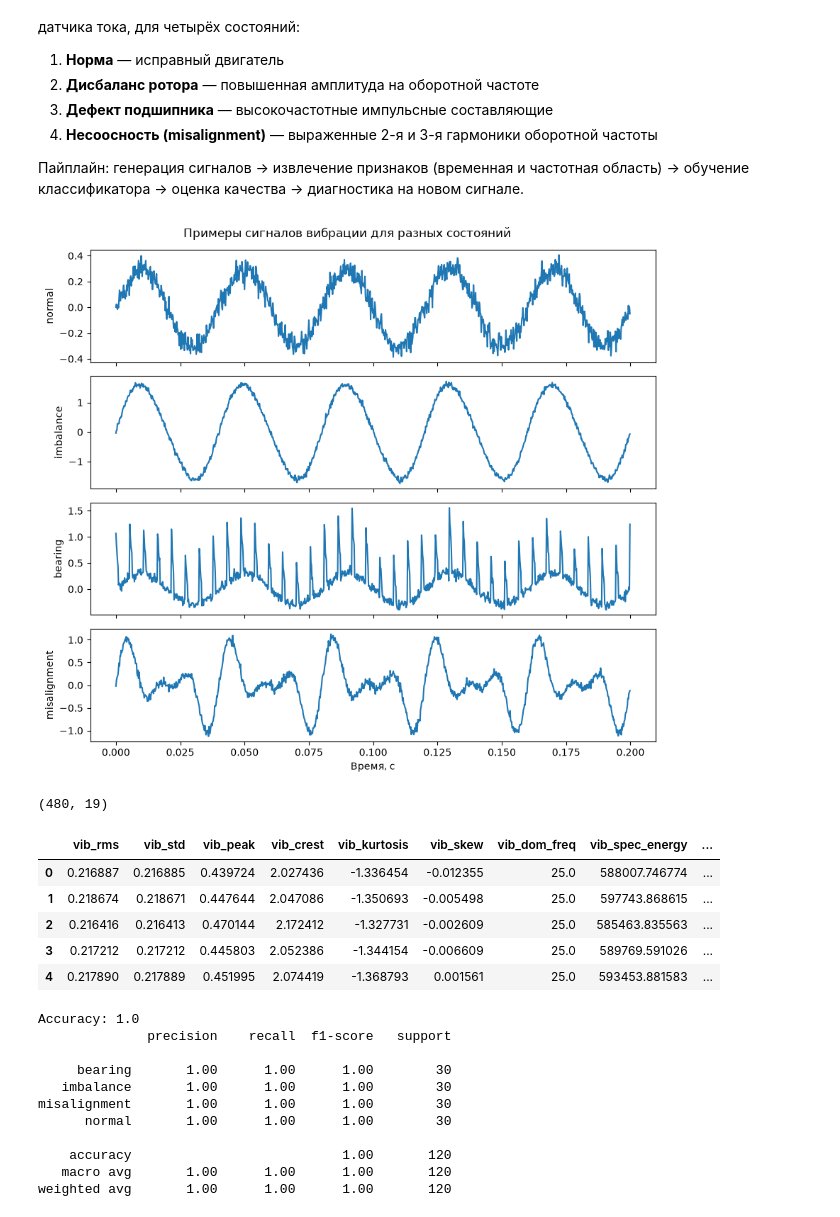
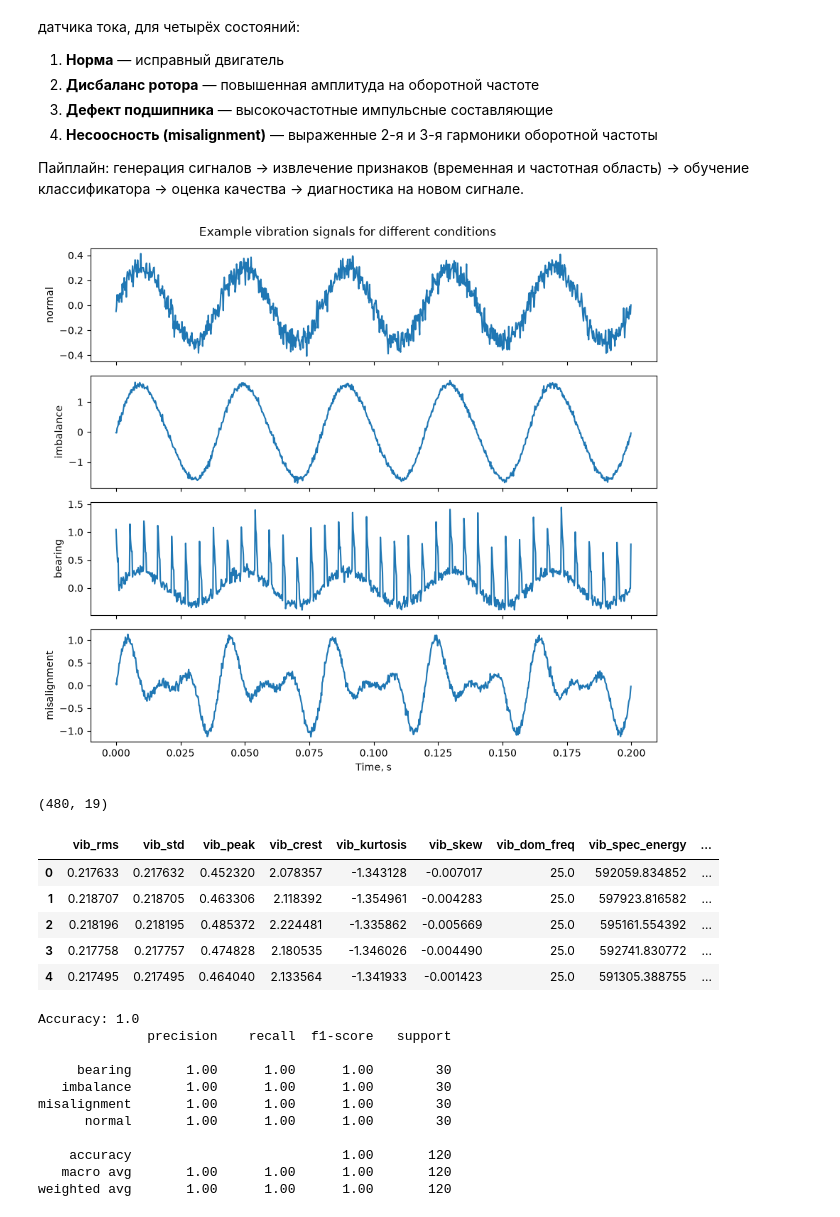
Before and after one commit to sdavidkh/test, a Jupyter notebook: measurement_systems_homework/fault_diagnostics.ipynb, the cells around one changed output. Cells and saved outputs as stored; diff of their text form; code cells hidden in the pictures.

```diff
--- a/measurement_systems_homework/fault_diagnostics.ipynb
+++ b/measurement_systems_homework/fault_diagnostics.ipynb
@@ -30,15 +30,16 @@ from sklearn.ensemble import RandomForestClassifier
 from sklearn.preprocessing import StandardScaler
 from sklearn.metrics import classification_report, confusion_matrix, accuracy_score
 
-rng = np.random.default_rng(7)
+SEED = 123
+rng = np.random.default_rng(SEED)
 
-FS = 5000          # частота дискретизации, Гц
-DURATION = 1.0      # длительность сигнала, с
+FS = 5000          # sampling frequency, Hz
+DURATION = 1.0      # signal duration, s
 T = np.arange(0, DURATION, 1 / FS)
-F_ROT = 25.0         # оборотная частота двигателя, Гц (1500 об/мин)
+F_ROT = 25.0         # motor rotational frequency, Hz (1500 rpm)
 # %%
 def generate_signal(fault_type, rng):
-    """Генерирует пару сигналов (вибрация, ток) для заданного типа состояния."""
+    """Generate a pair of signals (vibration, current) for the given condition type."""
     noise_v = 0.05 * rng.standard_normal(len(T))
     noise_i = 0.03 * rng.standard_normal(len(T))
 
@@ -47,52 +48,52 @@ def generate_signal(fault_type, rng):
         cur = 1.0 * np.sin(2 * np.pi * 50 * T) + noise_i
 
     elif fault_type == 'imbalance':
-        # рост амплитуды на оборотной частоте
+        # amplitude increase at the rotational frequency
         amp = rng.uniform(1.2, 1.6)
         vib = amp * np.sin(2 * np.pi * F_ROT * T) + 0.1 * np.sin(2 * np.pi * 50 * T) + noise_v
         cur = 1.0 * np.sin(2 * np.pi * 50 * T) + 0.08 * np.sin(2 * np.pi * F_ROT * T) + noise_i
 
     elif fault_type == 'bearing':
-        # высокочастотные импульсы (удары) поверх базовой вибрации
+        # high-frequency impulses (impacts) on top of the baseline vibration
         vib = 0.3 * np.sin(2 * np.pi * F_ROT * T) + noise_v
-        impact_freq = 180.0  # частота дефекта подшипника, Гц
+        impact_freq = 180.0  # bearing fault frequency, Hz
         impacts = np.zeros(len(T))
         period_samples = int(FS / impact_freq)
         for start in range(0, len(T), period_samples):
             width = 5
             end = min(start + width, len(T))
             impacts[start:end] += rng.uniform(0.8, 1.4)
         envelope = np.exp(-((np.arange(len(T)) % period_samples) / (period_samples * 0.15)))
         vib += 0.9 * impacts * envelope
         cur = 1.0 * np.sin(2 * np.pi * 50 * T) + noise_i
 
     elif fault_type == 'misalignment':
-        # выраженные 2-я и 3-я гармоники оборотной частоты
+        # pronounced 2nd and 3rd harmonics of the rotational frequency
         vib = (0.3 * np.sin(2 * np.pi * F_ROT * T)
                + 0.55 * np.sin(2 * np.pi * 2 * F_ROT * T)
                + 0.35 * np.sin(2 * np.pi * 3 * F_ROT * T)
                + noise_v)
         cur = 1.0 * np.sin(2 * np.pi * 50 * T) + 0.1 * np.sin(2 * np.pi * 2 * F_ROT * T) + noise_i
 
     else:
         raise ValueError(fault_type)
 
     return vib, cur
 
 
 fault_types = ['normal', 'imbalance', 'bearing', 'misalignment']
 
 fig, axes = plt.subplots(len(fault_types), 1, figsize=(9, 8), sharex=True)
 for ax, ft in zip(axes, fault_types):
     vib, _ = generate_signal(ft, rng)
     ax.plot(T[:1000], vib[:1000])
     ax.set_ylabel(ft)
-axes[-1].set_xlabel('Время, с')
-fig.suptitle('Примеры сигналов вибрации для разных состояний')
+axes[-1].set_xlabel('Time, s')
+fig.suptitle('Example vibration signals for different conditions')
 plt.tight_layout()
 plt.show()
 # %% [output]
-[figure, old version]
+[figure, new version]
 # %%
 def extract_features(vib, cur):
     feats = {}
@@ -109,7 +110,7 @@ def extract_features(vib, cur):
         feats[f'{name}_dom_freq'] = freqs[np.argmax(spectrum)]
         feats[f'{name}_spec_energy'] = np.sum(spectrum ** 2)
 
-        # энергия в полосе высоких частот (характерно для дефекта подшипника)
+        # high-frequency band energy (characteristic of bearing faults)
         hf_mask = freqs > 150
         feats[f'{name}_hf_energy_ratio'] = (
             np.sum(spectrum[hf_mask] ** 2) / (np.sum(spectrum ** 2) + 1e-9)
@@ -132,11 +133,11 @@ df.head()
 # %% [output]
 (480, 19)
 |  | vib_rms | vib_std | vib_peak | vib_crest | vib_kurtosis | vib_skew | vib_dom_freq | vib_spec_energy | ... |
-| 0 | 0.216887 | 0.216885 | 0.439724 | 2.027436 | -1.336454 | -0.012355 | 25.0 | 588007.746774 | ... |
-| 1 | 0.218674 | 0.218671 | 0.447644 | 2.047086 | -1.350693 | -0.005498 | 25.0 | 597743.868615 | ... |
-| 2 | 0.216416 | 0.216413 | 0.470144 | 2.172412 | -1.327731 | -0.002609 | 25.0 | 585463.835563 | ... |
-| 3 | 0.217212 | 0.217212 | 0.445803 | 2.052386 | -1.344154 | -0.006609 | 25.0 | 589769.591026 | ... |
-| 4 | 0.217890 | 0.217889 | 0.451995 | 2.074419 | -1.368793 | 0.001561 | 25.0 | 593453.881583 | ... |
+| 0 | 0.217633 | 0.217632 | 0.452320 | 2.078357 | -1.343128 | -0.007017 | 25.0 | 592059.834852 | ... |
+| 1 | 0.218707 | 0.218705 | 0.463306 | 2.118392 | -1.354961 | -0.004283 | 25.0 | 597923.816582 | ... |
+| 2 | 0.218196 | 0.218195 | 0.485372 | 2.224481 | -1.335862 | -0.005669 | 25.0 | 595161.554392 | ... |
+| 3 | 0.217758 | 0.217757 | 0.474828 | 2.180535 | -1.346026 | -0.004490 | 25.0 | 592741.830772 | ... |
+| 4 | 0.217495 | 0.217495 | 0.464040 | 2.133564 | -1.341933 | -0.001423 | 25.0 | 591305.388755 | ... |
 # %%
 X = df.drop(columns=['label'])
 y = df['label']
```
Also changed, not shown: parts of 4 cells of this notebook, 2 other files.
